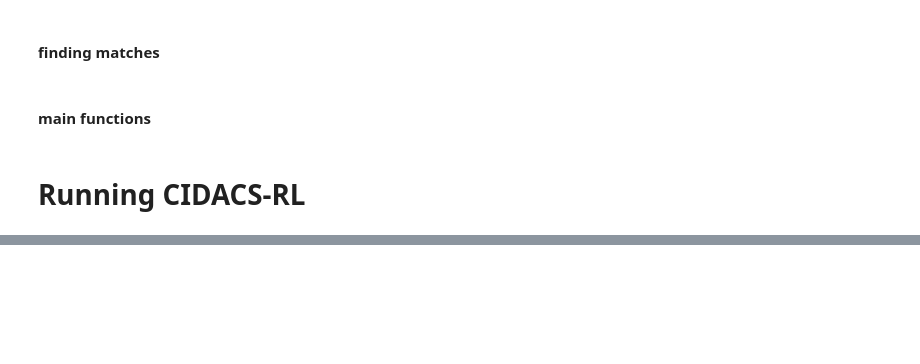
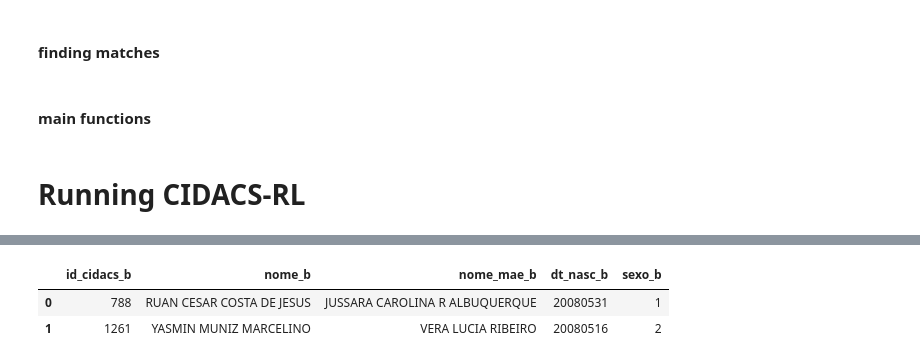
Before and after one commit to pierrepita/fully-distributed-cidacs-rl, a Jupyter notebook: cidacs-rl.ipynb, the cells around one changed output, grey strips where cells are left out. Saved outputs shown, nothing was run; the diff lists cells and outputs as text; code cells hidden in the pictures; blank space fills up the shorter version.

```diff
--- a/cidacs-rl.ipynb
+++ b/cidacs-rl.ipynb
@@ -695,3 +703,11 @@ config
+# %%
+df_1 = spark.read.parquet('hdfs://barravento:9000/data/synthetic-datasets-b-1000.parquet')
+# %%
+df_1.limit(2).toPandas()
+# %% [output]
+|  | id_cidacs_b | nome_b | nome_mae_b | dt_nasc_b | sexo_b |
+| 0 | 788 | RUAN CESAR COSTA DE JESUS | JUSSARA CAROLINA R ALBUQUERQUE | 20080531 | 1 |
+| 1 | 1261 | YASMIN MUNIZ MARCELINO | VERA LUCIA RIBEIRO | 20080516 | 2 |
 # %%
 linked_data = cidacsrl()
 # %% [output]
```
Also changed, not shown: parts of 11 cells of this notebook.
